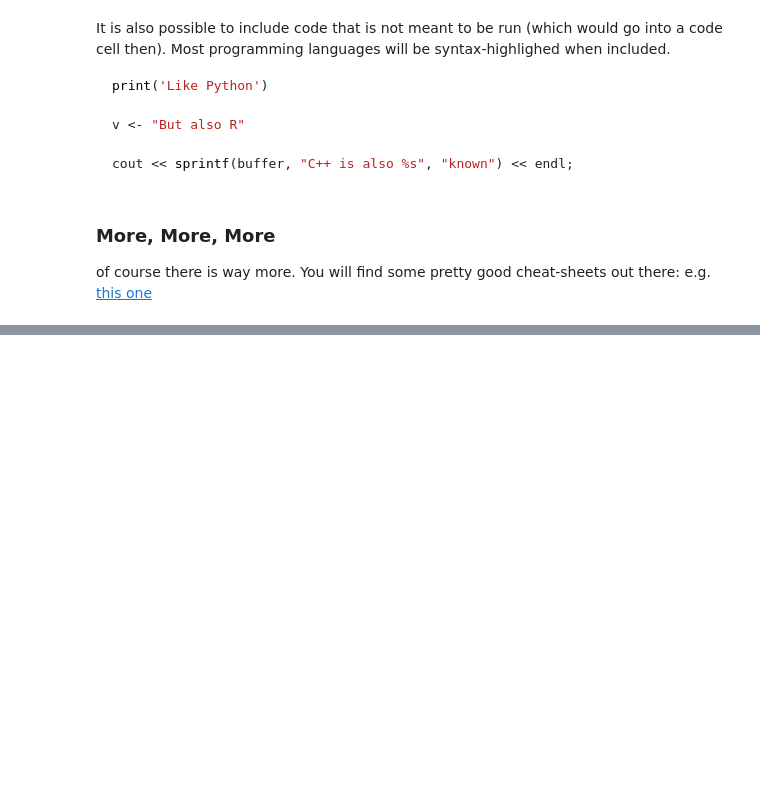
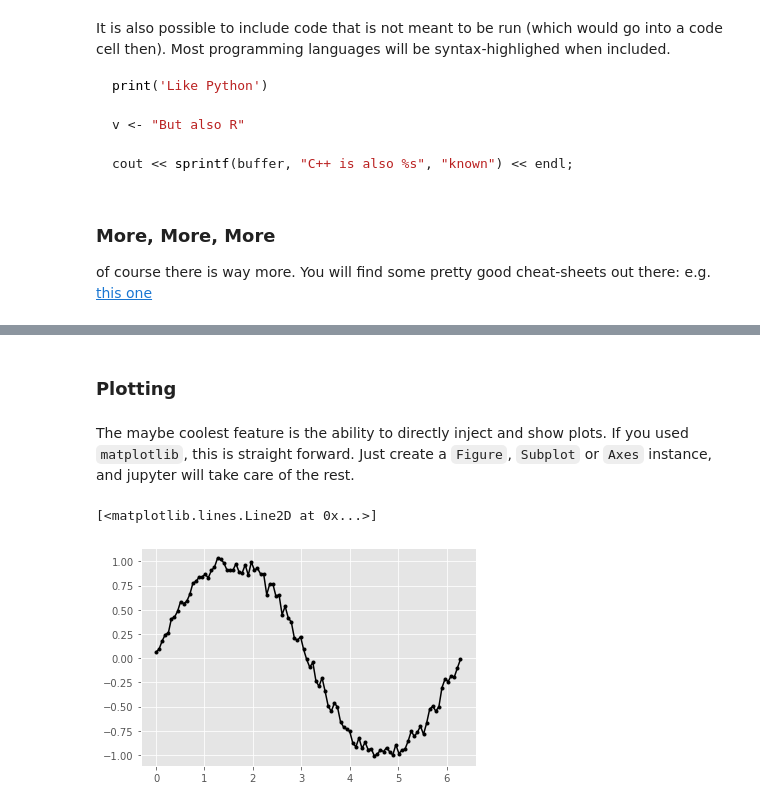
Before and after one commit to hydrocode-de/sample-lecture-python, a Jupyter notebook: sample_lecture.ipynb, the cells around one changed output, grey strips where cells are left out. Saved outputs shown, nothing was run; the diff lists cells and outputs as text; code cells hidden in the pictures; blank space fills up the shorter version.

Commit message:
added plotting

```diff
--- a/sample_lecture.ipynb
+++ b/sample_lecture.ipynb
@@ -64,0 +75,6 @@ of course there is way more. You will find some pretty good cheat-sheets out the
+# %%
+# generate some data
+x = np.linspace(0, 2*np.pi, 100)
+
+# sine
+y = np.sin(x) + (.1 * np.random.random(size=100) * np.random.choice([1., -1.], size=100))
@@ -64,0 +106,10 @@ of course there is way more. You will find some pretty good cheat-sheets out the
+# %% [markdown]
+### Plotting
+# %% [markdown]
+The maybe coolest feature is the ability to directly inject and show plots.
+If you used ``matplotlib``, this is straight forward. Just create a ``Figure``, ``Subplot`` or ``Axes`` instance, and jupyter will take care of the rest.
+# %%
+plt.plot(x,y,'.-k')
+# %% [output]
+[<matplotlib.lines.Line2D at 0x...>]
+[figure, added]
```
Also changed, not shown: parts of 8 cells of this notebook, 3 other files.
